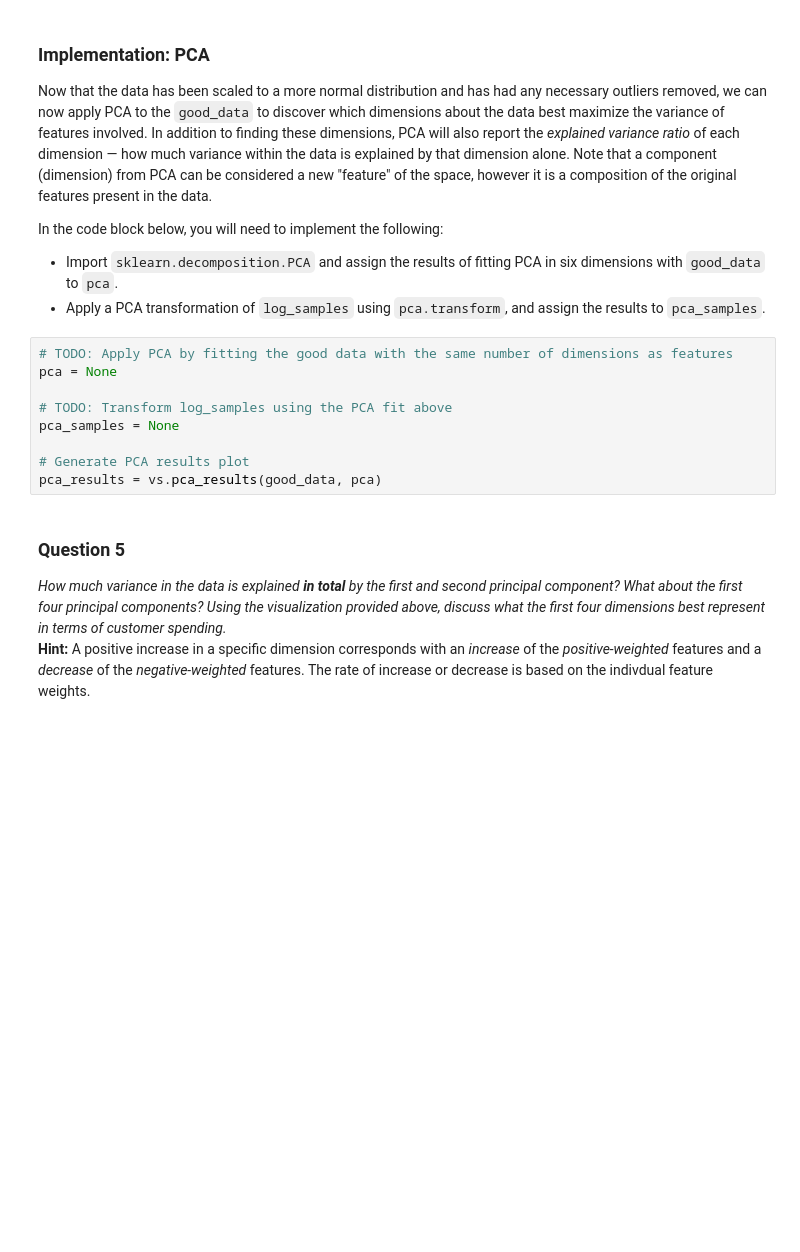
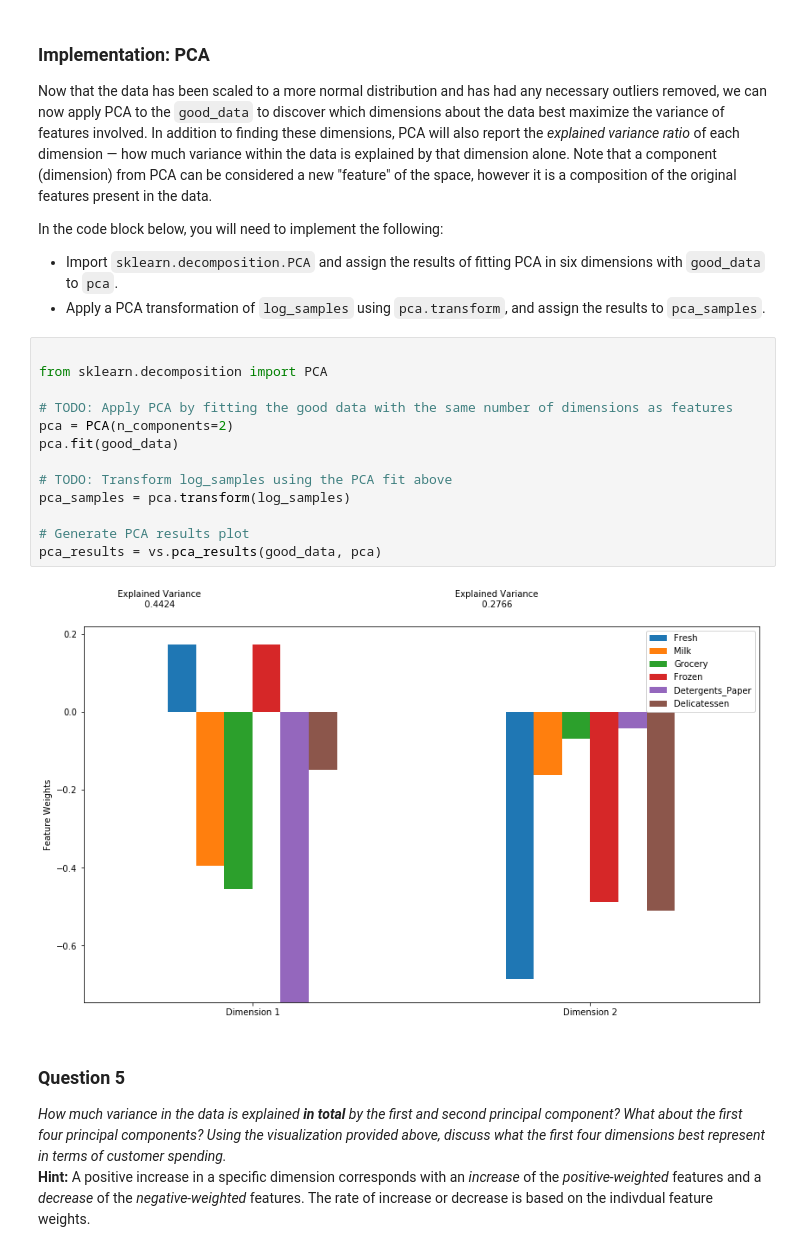
Before and after one commit to knatarasan/machine-learning, a Jupyter notebook: projects/customer_segments/customer_segments.ipynb, the cells around one changed output. Drawn from its saved outputs; the diff is of its cells as text; blank space fills up the shorter version.

```diff
--- a/projects/customer_segments/customer_segments.ipynb
+++ b/projects/customer_segments/customer_segments.ipynb
@@ -314,14 +354,20 @@ In the code block below, you will need to implement the following:
  - Import `sklearn.decomposition.PCA` and assign the results of fitting PCA in six dimensions with `good_data` to `pca`.
  - Apply a PCA transformation of `log_samples` using `pca.transform`, and assign the results to `pca_samples`.
 # %%
+
+from sklearn.decomposition import PCA
+
 # TODO: Apply PCA by fitting the good data with the same number of dimensions as features
-pca = None
+pca = PCA(n_components=2)
+pca.fit(good_data)
 
 # TODO: Transform log_samples using the PCA fit above
-pca_samples = None
+pca_samples = pca.transform(log_samples)
 
 # Generate PCA results plot
 pca_results = vs.pca_results(good_data, pca)
+# %% [output]
+[figure, added]
 # %% [markdown]
 ### Question 5
 *How much variance in the data is explained* ***in total*** *by the first and second principal component? What about the first four principal components? Using the visualization provided above, discuss what the first four dimensions best represent in terms of customer spending.*
```
Also changed, not shown: parts of 4 cells of this notebook.
